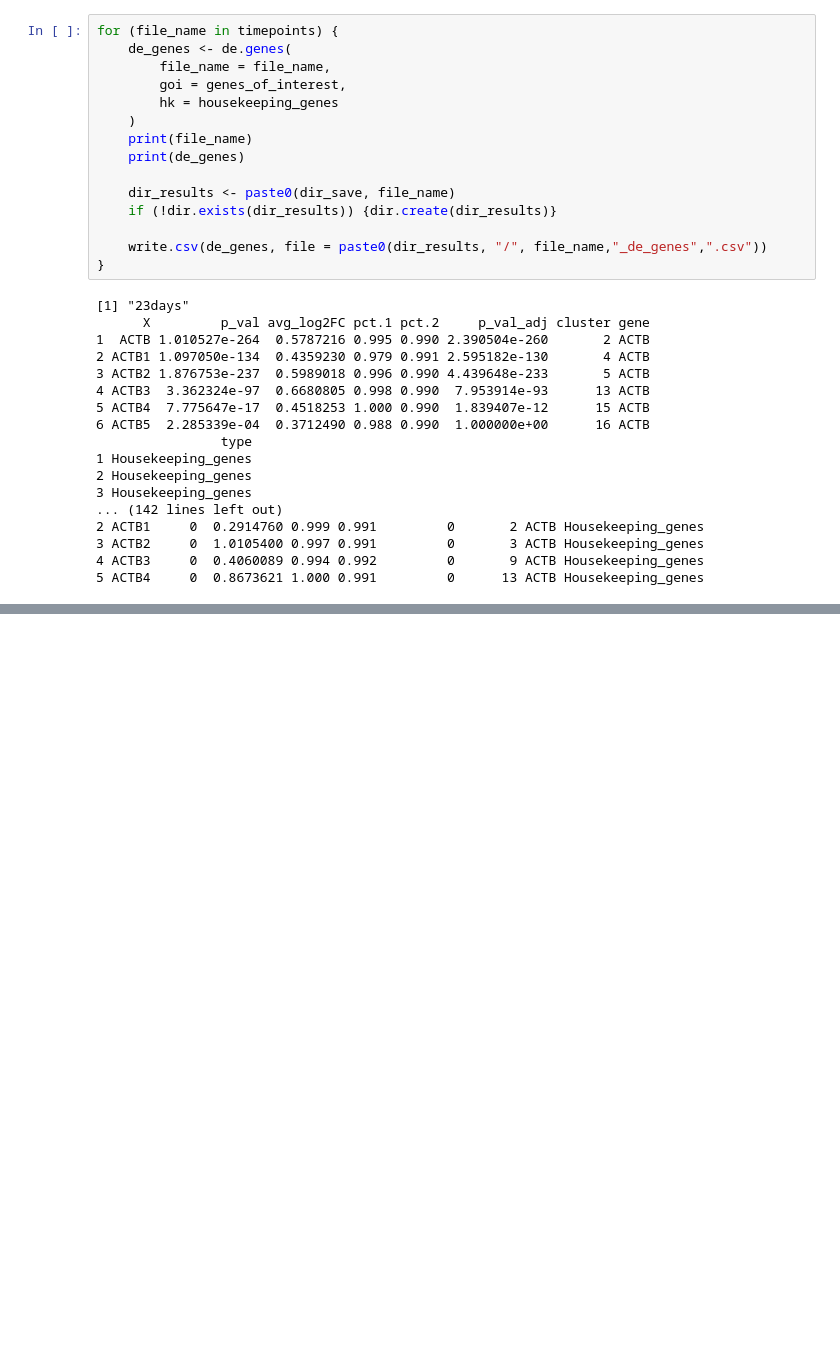
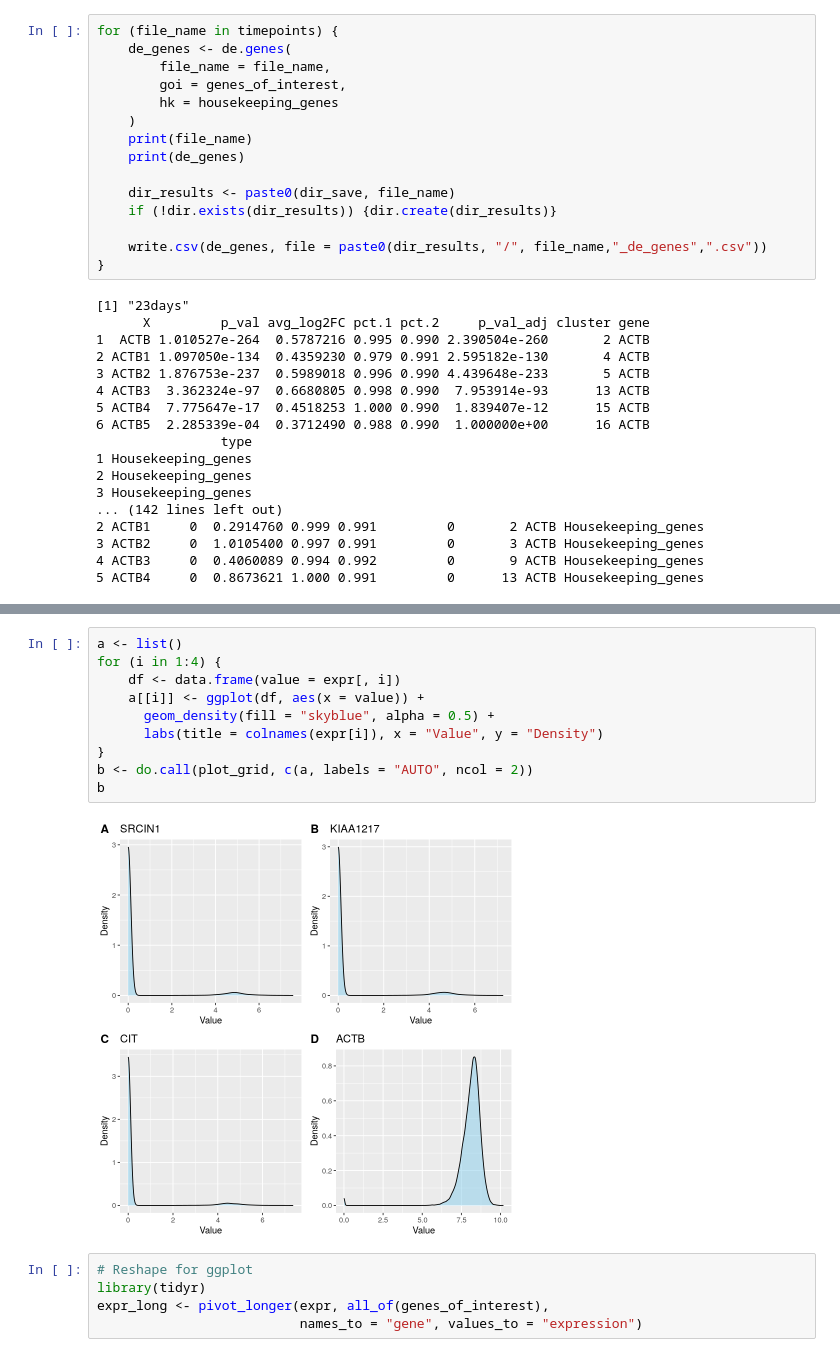
Before and after one commit to Maiolino-Au/Organoidi2024, a Jupyter notebook: SETTEMBRE/2_Genes_preliminary.ipynb, the cells around one changed output, grey strips where cells are left out. Saved outputs shown, nothing was run; the diff lists cells and outputs as text; blank space fills up the shorter version.

```diff
--- a/SETTEMBRE/2_Genes_preliminary.ipynb
+++ b/SETTEMBRE/2_Genes_preliminary.ipynb
@@ -150,0 +209,17 @@ for (file_name in timepoints) {
+# %%
+a <- list()
+for (i in 1:4) {
+    df <- data.frame(value = expr[, i])
+    a[[i]] <- ggplot(df, aes(x = value)) +
+      geom_density(fill = "skyblue", alpha = 0.5) +
+      labs(title = colnames(expr[i]), x = "Value", y = "Density")
+}
+b <- do.call(plot_grid, c(a, labels = "AUTO", ncol = 2))
+b
+# %% [output]
+[figure, added]
+# %%
+# Reshape for ggplot
+library(tidyr)
+expr_long <- pivot_longer(expr, all_of(genes_of_interest),
+                          names_to = "gene", values_to = "expression")
```
Also changed, not shown: parts of 8 cells of this notebook, 8 other files.
